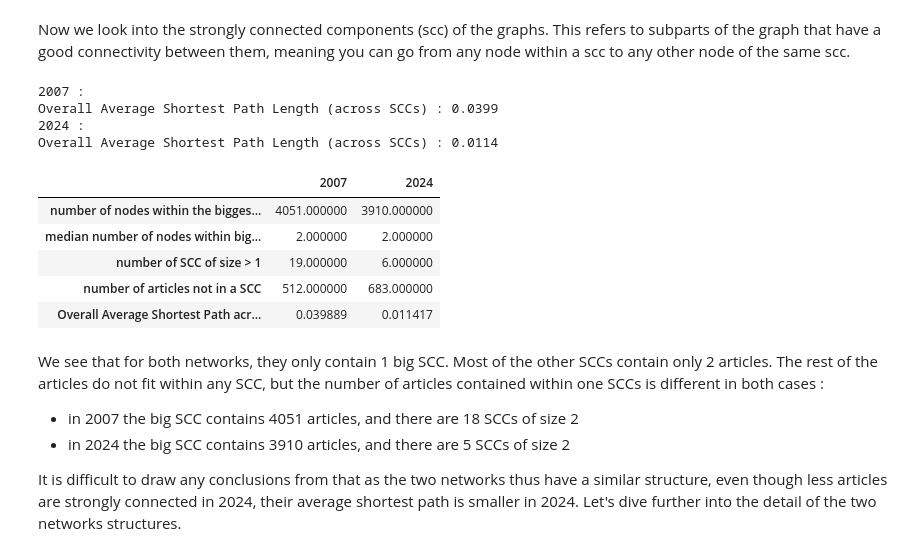
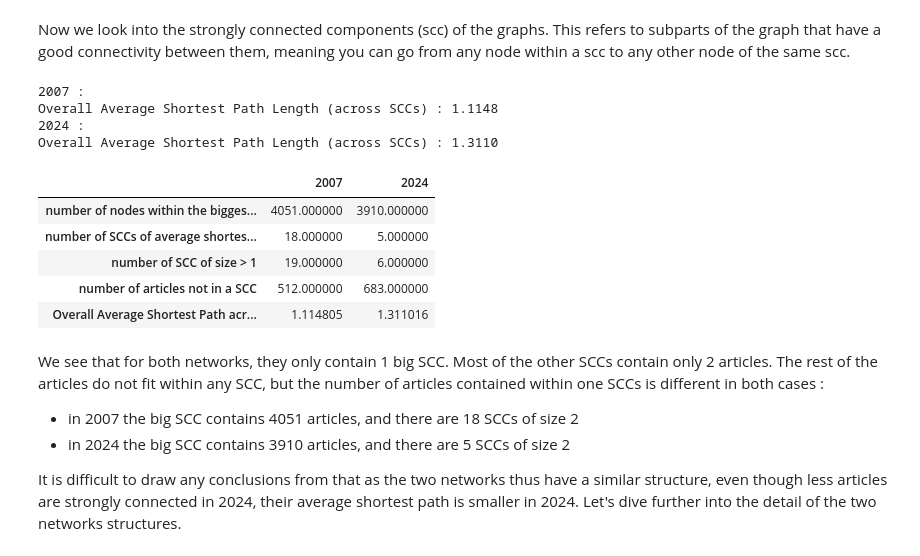
Before and after one commit to epfl-ada/ada-2024-project-outlier-1, a Jupyter notebook: results.ipynb, the cells around one changed output. Drawn from its saved outputs; the diff is of its cells as text; code cells hidden in the pictures.

Commit message:
fixed SCC average

```diff
--- a/results.ipynb
+++ b/results.ipynb
@@ -917,15 +911,15 @@ Now we look into the strongly connected components (scc) of the graphs. This ref
 # computing SCC and their overall shortest path across SCC
 # WARNING : this step may take up to 12 min
 print('2007 :')
-scc_2007, overall_avg_2007 = computing_scc_avg(G_2007)
+scc_2007, overall_avg_2007, avg_lengths_2007 = computing_scc_avg(G_2007)
 
 print('2024 :')
-scc_2024, overall_avg_2024 = computing_scc_avg(G_2024)
+scc_2024, overall_avg_2024, avg_lengths_2024 = computing_scc_avg(G_2024)
 # %% [output]
 2007 :
-Overall Average Shortest Path Length (across SCCs) : 0.0399
+Overall Average Shortest Path Length (across SCCs) : 1.1148
 2024 :
-Overall Average Shortest Path Length (across SCCs) : 0.0114
+Overall Average Shortest Path Length (across SCCs) : 1.3110
 # %%
 main_sccs_2007 = [scc for scc in scc_2007 if len(scc) > 1]
 main_sccs_2024 = [scc for scc in scc_2024 if len(scc) > 1]
@@ -935,30 +929,30 @@ all_nodes = set().union(*main_sccs_2007)
 big_scc_2007 = G_2007.subgraph(all_nodes)
 # %%
 data_scc = pd.DataFrame(index=['number of nodes within the biggest SCC',
-                               'median number of nodes within big SCC (size>1)',
+                               'number of SCCs of average shortest path length = 1 ',
                                'number of SCC of size > 1',
                            'number of articles not in a SCC',
                            'Overall Average Shortest Path across SCC'])
 
 data_scc['2007'] = [max([len(scc) for scc in scc_2007 if len(scc)> 1]),
-                    np.median([len(scc) for scc in scc_2007 if len(scc)> 1]),
+                    sum([1 for scc_avg in avg_lengths_2007 if scc_avg == 1]),
                     sum([False if len(scc)==1 else True for scc in scc_2007]),
                     sum([True if len(scc)==1 else False for scc in scc_2007]),
                     overall_avg_2007]
 data_scc['2024'] = [max([len(scc) for scc in scc_2024 if len(scc)> 1]),
-                    np.median([len(scc) for scc in scc_2024 if len(scc)> 1]),
+                    sum([1 for scc_avg in avg_lengths_2024 if scc_avg == 1]),
                     sum([False if len(scc)==1 else True for scc in scc_2024]),
                     sum([True if len(scc)==1 else False for scc in scc_2024]),
                     overall_avg_2024]
 
 data_scc
 # %% [output]
 |  | 2007 | 2024 |
 | number of nodes within the bigges... | 4051.000000 | 3910.000000 |
-| median number of nodes within big... | 2.000000 | 2.000000 |
+| number of SCCs of average shortes... | 18.000000 | 5.000000 |
 | number of SCC of size > 1 | 19.000000 | 6.000000 |
 | number of articles not in a SCC | 512.000000 | 683.000000 |
-| Overall Average Shortest Path acr... | 0.039889 | 0.011417 |
+| Overall Average Shortest Path acr... | 1.114805 | 1.311016 |
 # %% [markdown]
 We see that for both networks, they only contain 1 big SCC. Most of the other SCCs contain only 2 articles. The rest of the articles do not fit within any SCC, but the number of articles contained within one SCCs is different in both cases :
 - in 2007 the big SCC contains 4051 articles, and there are 18 SCCs of size 2
```
Also changed, not shown: parts of 2 cells of this notebook, 1 other file.
